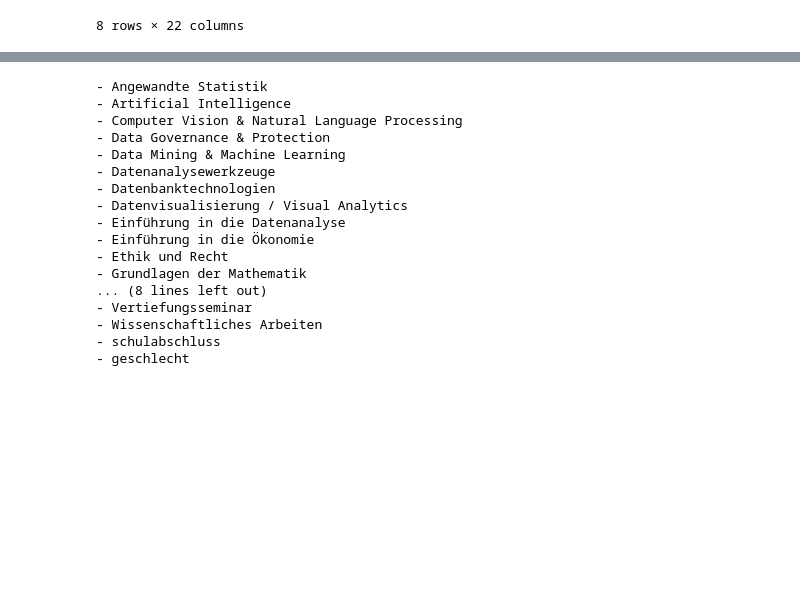
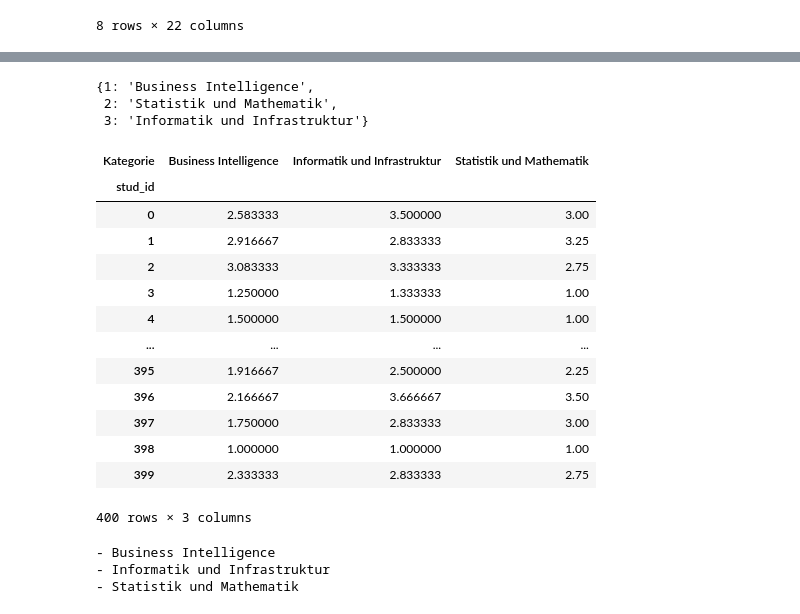
Before and after one commit to JanVra/hackathon-kaernten, a Jupyter notebook: notebooks/prep.ipynb, the cells around one changed output, grey strips where cells are left out. Drawn from its saved outputs; the diff is of its cells as text; code cells hidden in the pictures; blank space fills up the shorter version.

Commit message:
with stud ids

```diff
--- a/notebooks/prep.ipynb
+++ b/notebooks/prep.ipynb
@@ -83,0 +104,2 @@ IndexError: index 0 is out of bounds for axis 0 with size 0
+# %%
+kat_trans = {1:"Business Intelligence", 2:"Statistik und Mathematik", 3: "Informatik und Infrastruktur"}
@@ -127,21 +157,34 @@ Columns: [Kategorie, LV Name]
+# %%
+kat_trans
+# %% [output]
+{1: 'Business Intelligence',
+ 2: 'Statistik und Mathematik',
+ 3: 'Informatik und Infrastruktur'}
+# %%
+sd_kats = sd.groupby(["stud_id", "Kategorie"]).agg(note = ("note", "mean")).reset_index()
+sd_kats["Kategorie"] = sd_kats.Kategorie.replace(kat_trans)
+sd_kats = sd_kats.pivot(index="stud_id", columns = "Kategorie", values = "note")
+sd_kats.to_csv("../data/sd_kats.csv")
+sd_kats
+# %% [output]
+| Kategorie | Business Intelligence | Informatik und Infrastruktur | Statistik und Mathematik |
+| stud_id |  |  |  |
+| 0 | 2.583333 | 3.500000 | 3.00 |
+| 1 | 2.916667 | 2.833333 | 3.25 |
+| 2 | 3.083333 | 3.333333 | 2.75 |
+| 3 | 1.250000 | 1.333333 | 1.00 |
+| 4 | 1.500000 | 1.500000 | 1.00 |
+| ... | ... | ... | ... |
+| 395 | 1.916667 | 2.500000 | 2.25 |
+| 396 | 2.166667 | 3.666667 | 3.50 |
+| 397 | 1.750000 | 2.833333 | 3.00 |
+| 398 | 1.000000 | 1.000000 | 1.00 |
+| 399 | 2.333333 | 2.833333 | 2.75 |
+400 rows × 3 columns
 # %%
-for c in f_sd.columns:
+for c in sd_kats.columns:
     print("- " + c)
 # %% [output]
-- Angewandte Statistik
-- Artificial Intelligence
-- Computer Vision & Natural Language Processing
-- Data Governance & Protection
-- Data Mining & Machine Learning
-- Datenanalysewerkzeuge
-- Datenbanktechnologien
-- Datenvisualisierung / Visual Analytics
-- Einführung in die Datenanalyse
-- Einführung in die Ökonomie
-- Ethik und Recht
-- Grundlagen der Mathematik
-... (8 lines left out)
-- Vertiefungsseminar
-- Wissenschaftliches Arbeiten
-- schulabschluss
-- geschlecht
+- Business Intelligence
+- Informatik und Infrastruktur
+- Statistik und Mathematik
```
Also changed, not shown: parts of 9 cells of this notebook, 1 other file.
